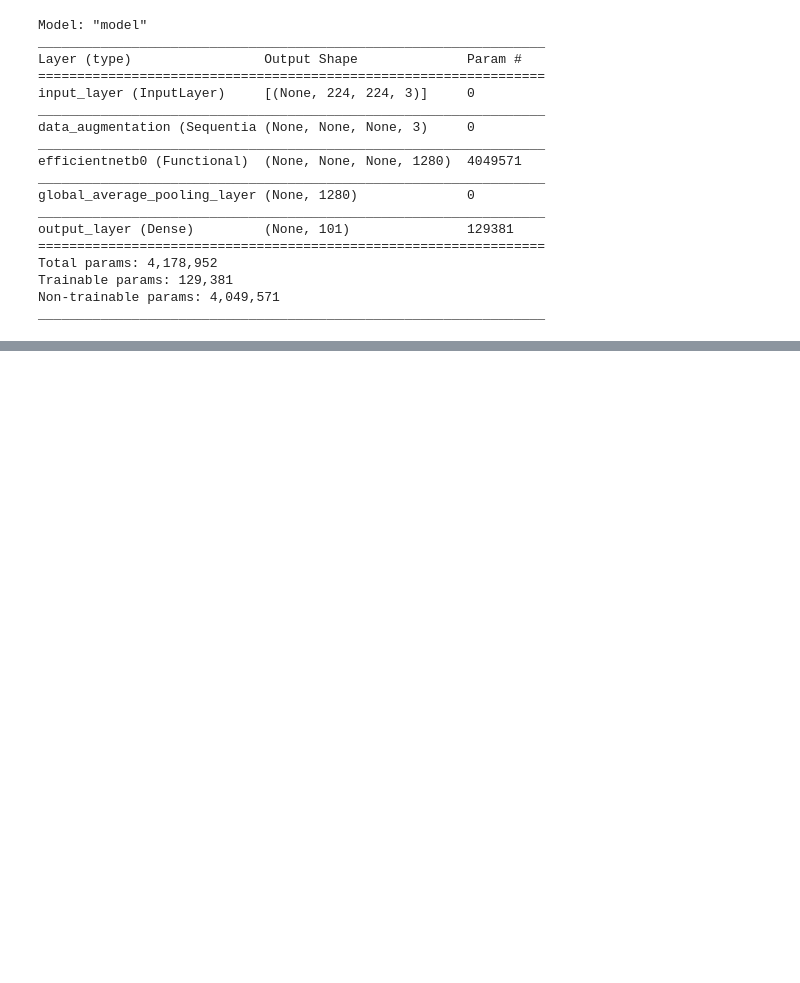
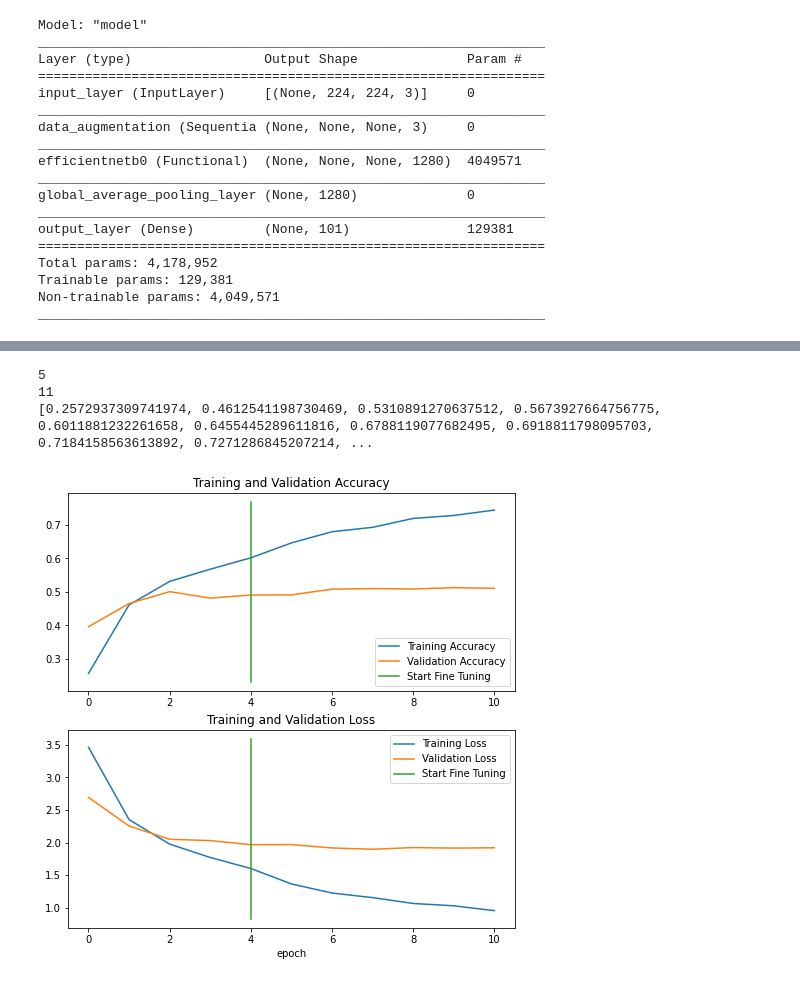
Before and after one commit to helloitsdaksh/Tensorflow_colab, a Jupyter notebook: 06_transfer_learning_in_tensorflow_part_3_scaling_up.ipynb, the cells around one changed output, grey strips where cells are left out. Drawn from its saved outputs; the diff is of its cells as text; code cells hidden in the pictures; blank space fills up the shorter version.

```diff
--- a/06_transfer_learning_in_tensorflow_part_3_scaling_up.ipynb
+++ b/06_transfer_learning_in_tensorflow_part_3_scaling_up.ipynb
@@ -263,0 +281,5 @@ plot_loss_curves(history_all_classes_10_percent)
+# %%
+# Recompile model with lower learning rate
+model.compile(loss='categorical_crossentropy',
+              optimizer=tf.keras.optimizers.Adam(1e-4), # 10x lower learning rate than default
+              metrics=['accuracy'])
@@ -263,0 +324,9 @@ plot_loss_curves(history_all_classes_10_percent)
+# %%
+fine_tune_epochs = 10
+
+# Refit the model
+history_all_classes_10_percent_fine_tune = model.fit(train_data_all_10_percent,
+                                            epochs = fine_tune_epochs,
+                                            validation_data = test_data,
+                                            validation_steps = int(0.15*len(test_data)),
+                                            initial_epoch = history_all_classes_10_percent.epoch[-1])
@@ -263,0 +353,10 @@ plot_loss_curves(history_all_classes_10_percent)
+# %%
+# Let's compare the history
+compare_historys(original_history=history_all_classes_10_percent,
+                 new_history=history_all_classes_10_percent_fine_tune,
+                 initial_epochs=5)
+# %% [output]
+5
+11
+[0.2572937309741974, 0.4612541198730469, 0.5310891270637512, 0.5673927664756775, 0.6011881232261658, 0.6455445289611816, 0.6788119077682495, 0.6918811798095703, 0.7184158563613892, 0.7271286845207214, ...
+[figure, added]
```
Also changed, not shown: parts of 19 cells of this notebook.
